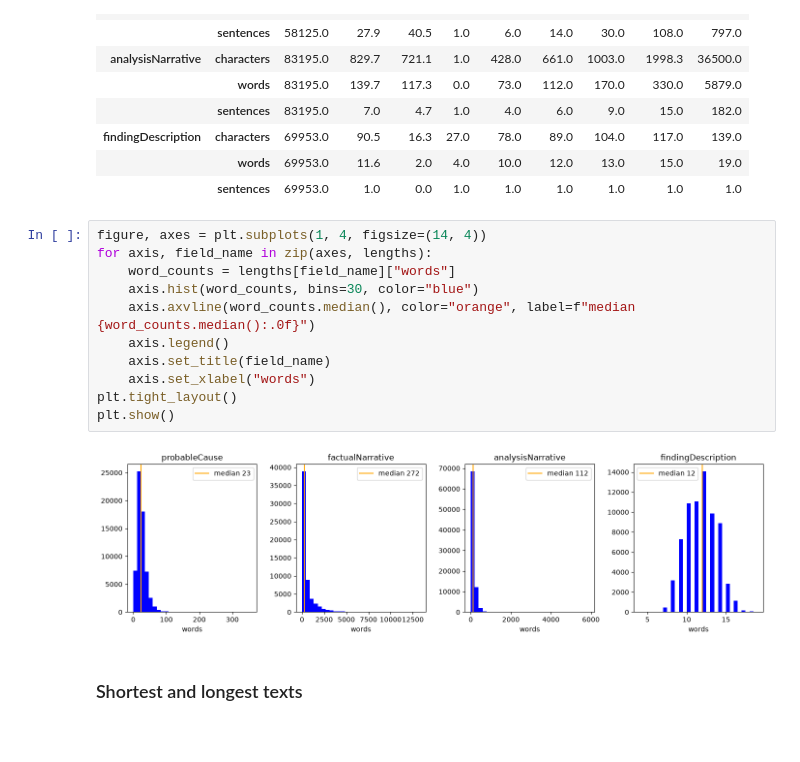
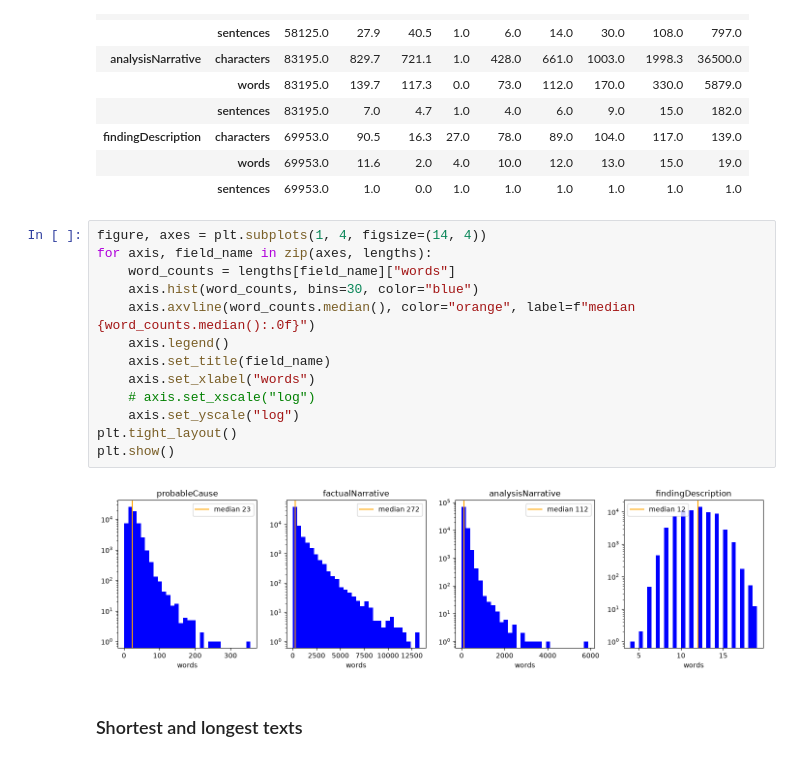
Before and after one commit to Solka99/AviationIncidents, a Jupyter notebook: eda.ipynb, the cells around one changed output. Saved outputs shown, nothing was run; the diff lists cells and outputs as text.

```diff
--- a/eda.ipynb
+++ b/eda.ipynb
@@ -635,16 +635,18 @@ length_summary.round(1)
 # %%
 figure, axes = plt.subplots(1, 4, figsize=(14, 4))
 for axis, field_name in zip(axes, lengths):
     word_counts = lengths[field_name]["words"]
     axis.hist(word_counts, bins=30, color="blue")
     axis.axvline(word_counts.median(), color="orange", label=f"median {word_counts.median():.0f}")
     axis.legend()
     axis.set_title(field_name)
     axis.set_xlabel("words")
+    # axis.set_xscale("log")
+    axis.set_yscale("log")
 plt.tight_layout()
 plt.show()
 # %% [output]
-[figure, old version]
+[figure, new version]
 # %% [markdown]
 ### Shortest and longest texts
 # %%
```
Also changed, not shown: 1 other file.
